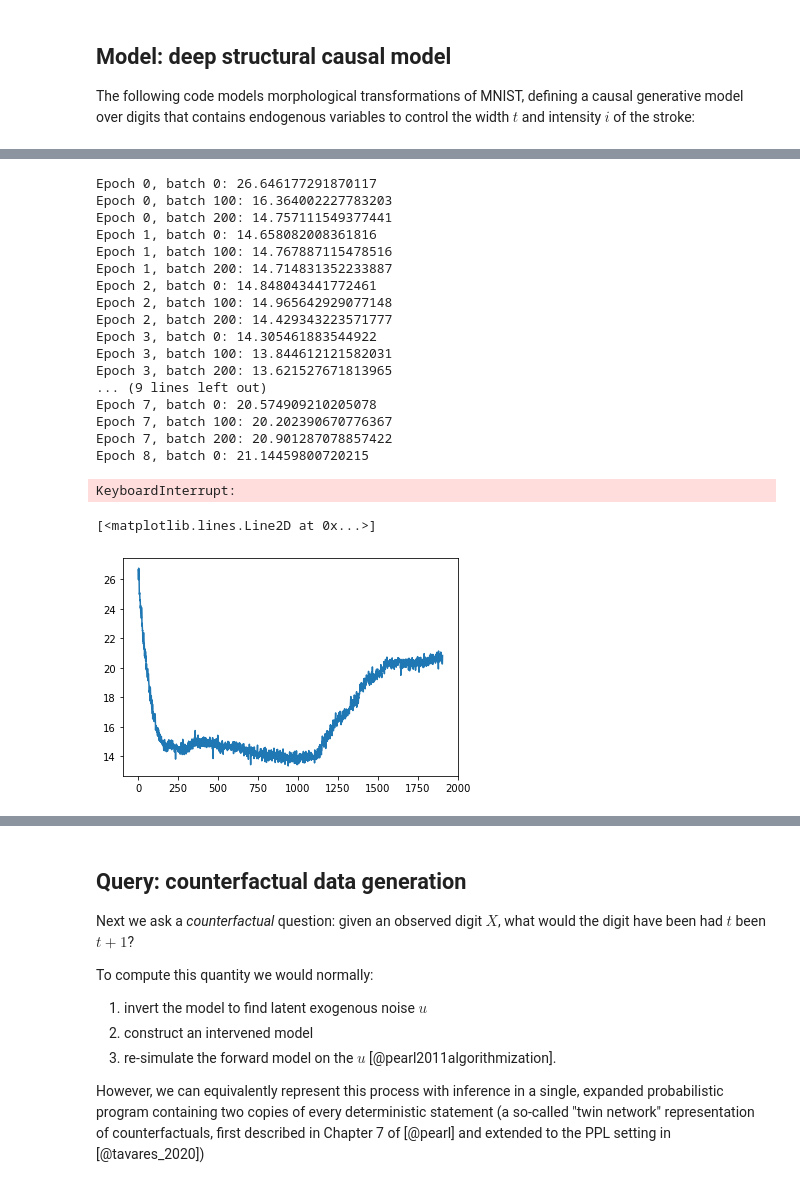
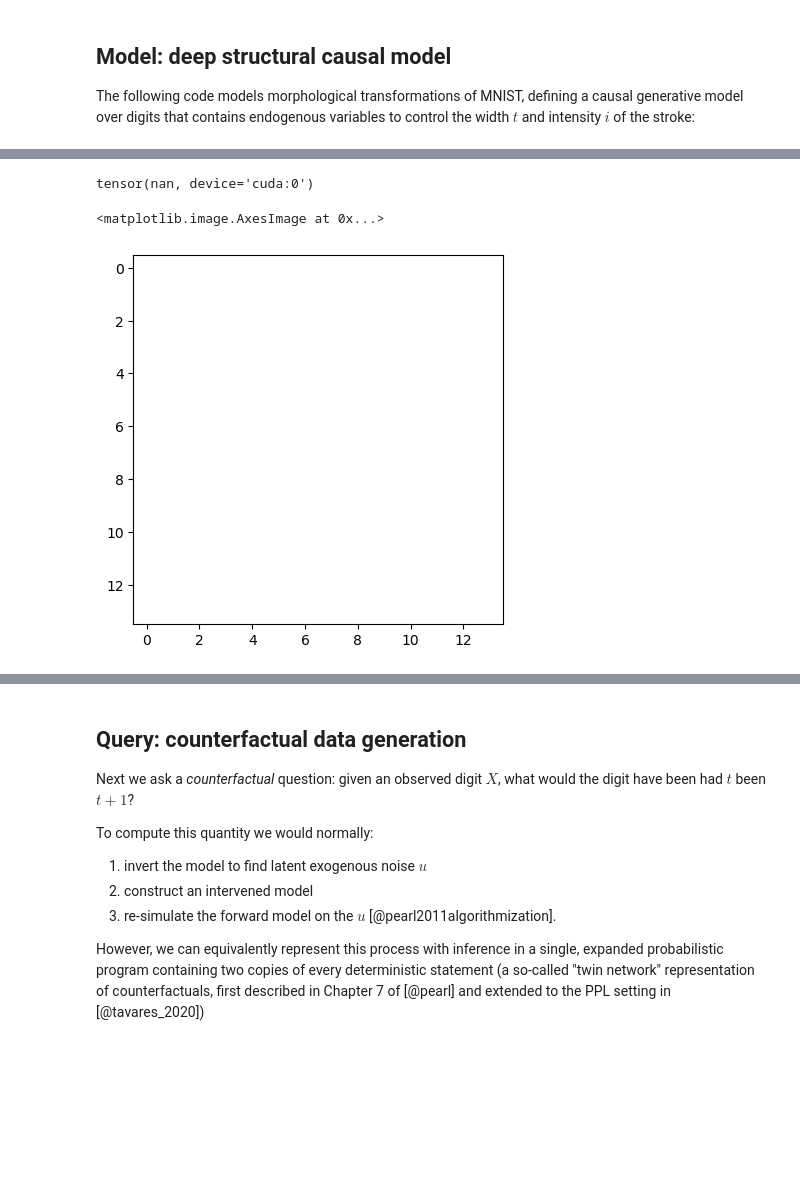
Before and after one commit to BasisResearch/chirho, a Jupyter notebook: docs/source/deepscm.ipynb, the cells around one changed output, grey strips where cells are left out. Cells and saved outputs as stored; diff of their text form; code cells hidden in the pictures; blank space fills up the shorter version.

```diff
--- a/docs/source/deepscm.ipynb
+++ b/docs/source/deepscm.ipynb
@@ -309,3 +469,19 @@ class ImageTransform(ConditionalComposeTransformModule):
+# %%
+raw_img_dist = dist.TransformedDistribution(
+    dist.Normal(raw_lightning.base_loc, raw_lightning.base_scale).expand([raw_lightning.model.input_dim]).to_event(1),
+    raw_lightning.model.to(device=curr_device).condition(
+        context=torch.cat([thickness[0:batch_size, None], intensity[0:batch_size, None]], dim=-1)
+    ).inv)
+raw_gen_img = raw_img_dist.sample((batch_size,)).reshape(-1, im_size, im_size)
+#raw_gen_img = raw_lightning.model.condition(context=torch.sigmoid(torch.cat([thickness[0:batch_size, None], intensity[0:batch_size, None]], dim=-1)))(images[0:batch_size].reshape(batch_size, -1).clamp(min=1, max=254)).reshape(-1, im_size, im_size)
+print(raw_gen_img.max() - raw_gen_img.min())
+
+plt.imshow(raw_gen_img[0].detach().cpu().numpy())
+#plt.imshow(images[1].detach().cpu().numpy())
+# %% [output]
+tensor(nan, device='cuda:0')
+<matplotlib.image.AxesImage at 0x...>
+[figure, added]
 # %%
 class DeepSCM(PyroModule):
 
@@ -439,64 +618,3 @@ conditioned_model = ConditionedDeepSCM(scm)
 pyro.render_model(conditioned_model, model_args=(thickness[:5][..., None], intensity[:5][..., None], images[:5].reshape(-1, im_size*im_size)))
 # %% [output]
 [drawing not drawn]
-# %%
-pyro.clear_param_store()
-
-lr_decay = 0.95
-initial_lr = 1e-5
-adam_params = {"lr": initial_lr} #, "betas": (0.95, 0.999)}
-batch_size = 256
-num_epochs = 100
-
-dataloader = DataLoader(
-    torch.utils.data.TensorDataset(
-        thickness[..., None].detach(),
-        intensity[..., None].detach(),
-        images.reshape(-1, images.shape[-1] ** 2).detach(),
-    ),
-    batch_size=batch_size,
-    shuffle=True
-)
-
-guide = pyro.infer.autoguide.AutoDelta(conditioned_model)
-elbo = pyro.infer.Trace_ELBO()(conditioned_model, guide)
-optimizer = torch.optim.Adam(elbo.parameters(), **adam_params)
-scheduler = torch.optim.lr_scheduler.ExponentialLR(optimizer, lr_decay)
-
-#elbo = torch.jit.trace(elbo, next(iter(dataloader)))
-
-losses = []
-for j in range(num_epochs):
-    for i, (t_obs, i_obs, x_obs) in enumerate(dataloader):
-        optimizer.zero_grad()
-        loss = elbo(t_obs, i_obs, x_obs)
-        loss.backward()
-        optimizer.step()
-        losses.append(loss.item())
-        if i % 100 == 0:
-            print(f"Epoch {j}, batch {i}: {losses[-1]}")
-    scheduler.step()
-# %% [output]
-Epoch 0, batch 0: 26.646177291870117
-Epoch 0, batch 100: 16.364002227783203
-Epoch 0, batch 200: 14.757111549377441
-Epoch 1, batch 0: 14.658082008361816
-Epoch 1, batch 100: 14.767887115478516
-Epoch 1, batch 200: 14.714831352233887
-Epoch 2, batch 0: 14.848043441772461
-Epoch 2, batch 100: 14.965642929077148
-Epoch 2, batch 200: 14.429343223571777
-Epoch 3, batch 0: 14.305461883544922
-Epoch 3, batch 100: 13.844612121582031
-Epoch 3, batch 200: 13.621527671813965
-... (9 lines left out)
-Epoch 7, batch 0: 20.574909210205078
-Epoch 7, batch 100: 20.202390670776367
-Epoch 7, batch 200: 20.901287078857422
-Epoch 8, batch 0: 21.14459800720215
-KeyboardInterrupt:
-# %%
-plt.plot(losses)
-# %% [output]
-[<matplotlib.lines.Line2D at 0x...>]
-[figure, removed]
```
Also changed, not shown: parts of 15 cells of this notebook.
